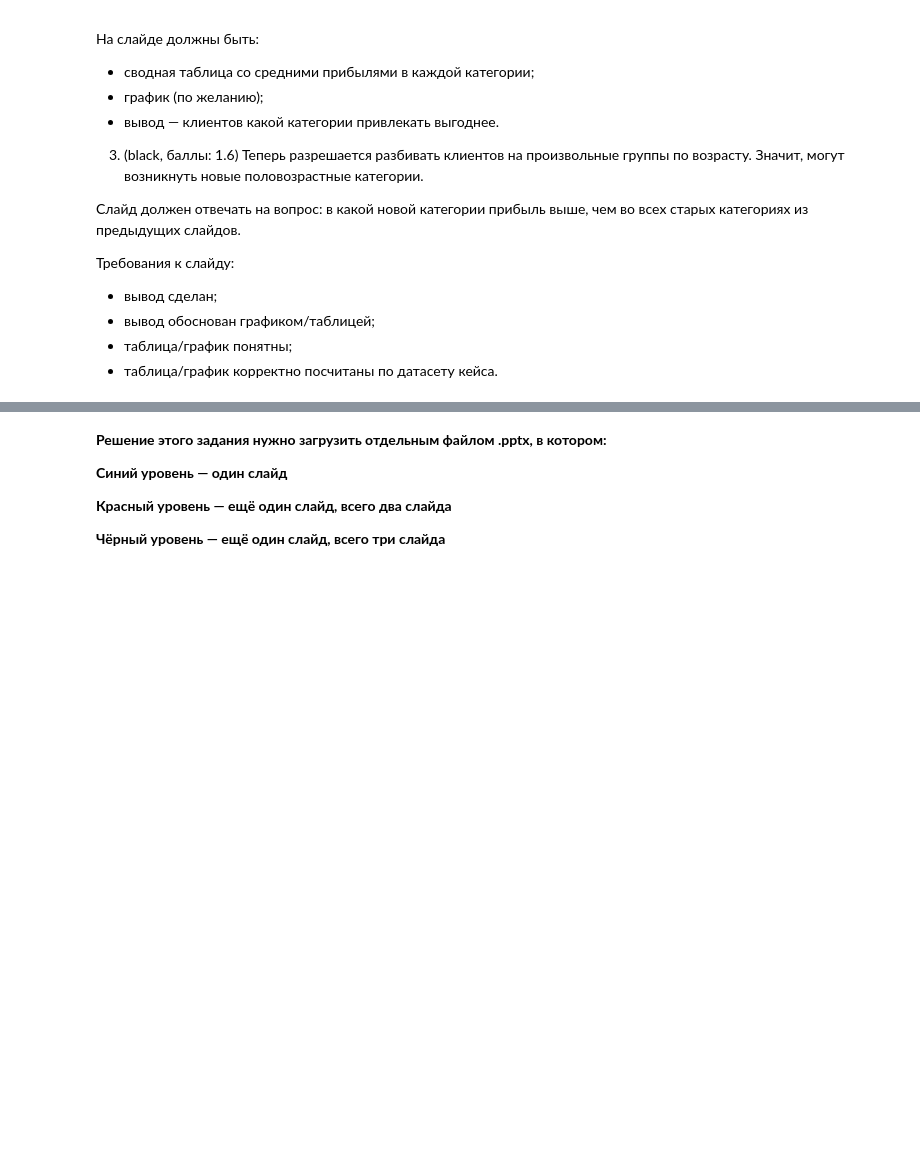
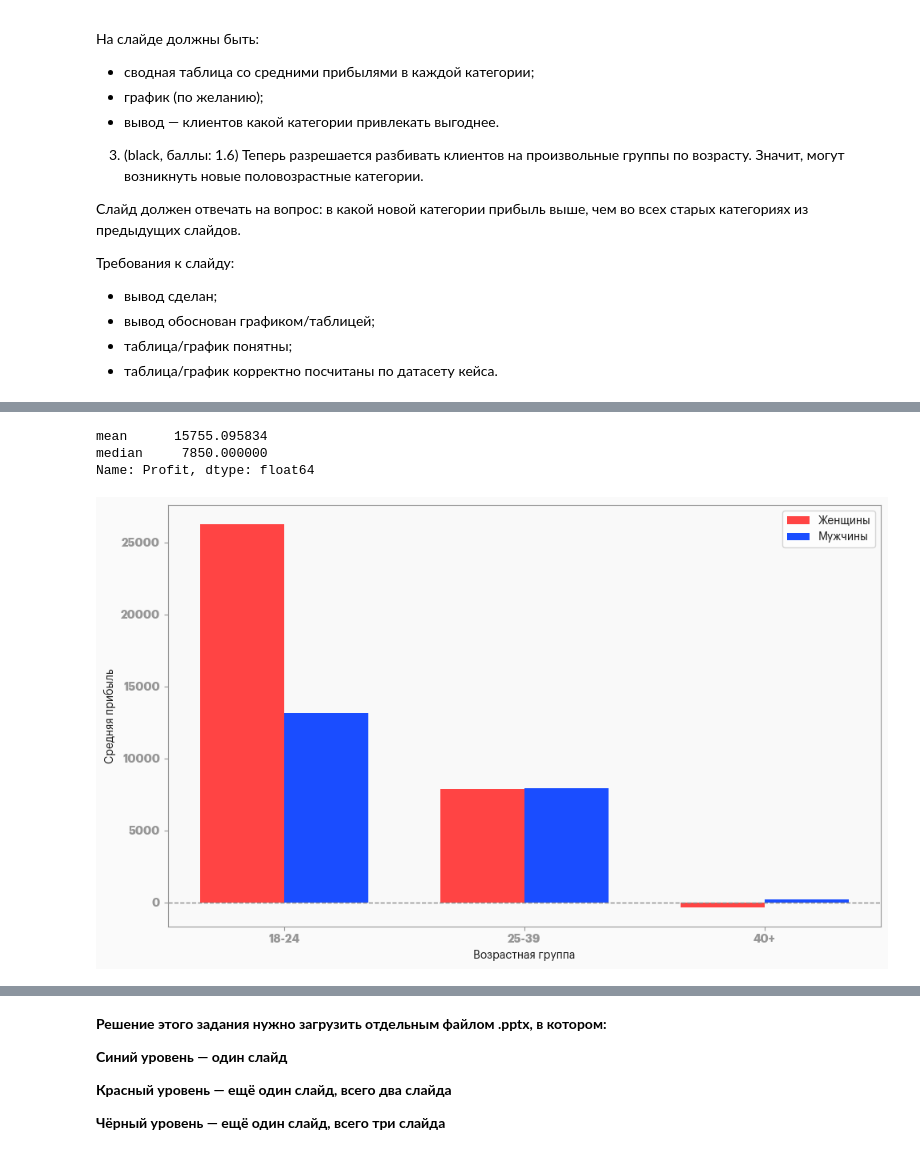
Before and after one commit to stakancheck/cu-colab-statistic, a Jupyter notebook: stats-black/week02/ДЗ_02_Суханов_Артём.ipynb, the cells around one changed output, grey strips where cells are left out. Cells and saved outputs as stored; diff of their text form; code cells hidden in the pictures; blank space fills up the shorter version.

```diff
--- a/stats-black/week02/ДЗ_02_Суханов_Артём.ipynb
+++ b/stats-black/week02/ДЗ_02_Суханов_Артём.ipynb
@@ -450,3 +447,59 @@ plt.savefig('high_profit_by_gender.png', dpi=300)
+# %%
+df['Profit'].agg(['mean', 'median'])
+# %% [output]
+mean      15755.095834
+median     7850.000000
+Name: Profit, dtype: float64
+# %%
+import pandas as pd
+import matplotlib.pyplot as plt
+import numpy as np
+
+df = pd.read_csv('https://raw.githubusercontent.com/zalig/cu-datasets/main/golden_mine.csv')
+
+df['Index'] = df.index
+df['Gender'] = df['Gender'].str.lower()
+df = df[(df['Profit'] < 200_000) & (df['Profit'] > -20_000)]
+
+# Рассчет средней прибыли для каждой возрастной группы и пола
+pivot_table = df.pivot_table(
+    index='AgeGroup',
+    columns='Gender',
+    values='Profit',
+    aggfunc='mean'
+)
+
+# Построение bar chart
+fig, ax = plt.subplots(figsize=(10, 6))
+
+# Позиции для каждой возрастной группы
+age_groups = pivot_table.index
+x = np.arange(len(age_groups))
+
+width = 0.35
+
+stylize(plt, fig, ax)
+
+# Построение колонок для каждого пола
+ax.bar(x - width/2, pivot_table['female'], width, label='Женщины', color='#FF4444')
+ax.bar(x + width/2, pivot_table['male'], width, label='Мужчины', color='#1A4DFF')
+
+# Добавление подписей и легенды
+ax.set_xlabel('Возрастная группа')
+ax.set_ylabel('Средняя прибыль')
+ax.set_xticks(x)
+ax.set_xticklabels(age_groups)
+ax.legend()
+
+# Добавление горизонтальной пунктирной линии по значению 0, чтобы было видно отрицательное
+ax.axhline(0, color='#8B8B8B', linestyle='--', linewidth=1)
+
+
+# Сохранение графика в файл с высоким разрешением
+plt.tight_layout()
+plt.savefig('average_profit_by_gender_and_age.png', dpi=300)
+# %% [output]
+[figure, added]
 # %%
 import pandas as pd
 import matplotlib.pyplot as plt
```
Also changed, not shown: parts of 10 cells of this notebook, 11 other files.
